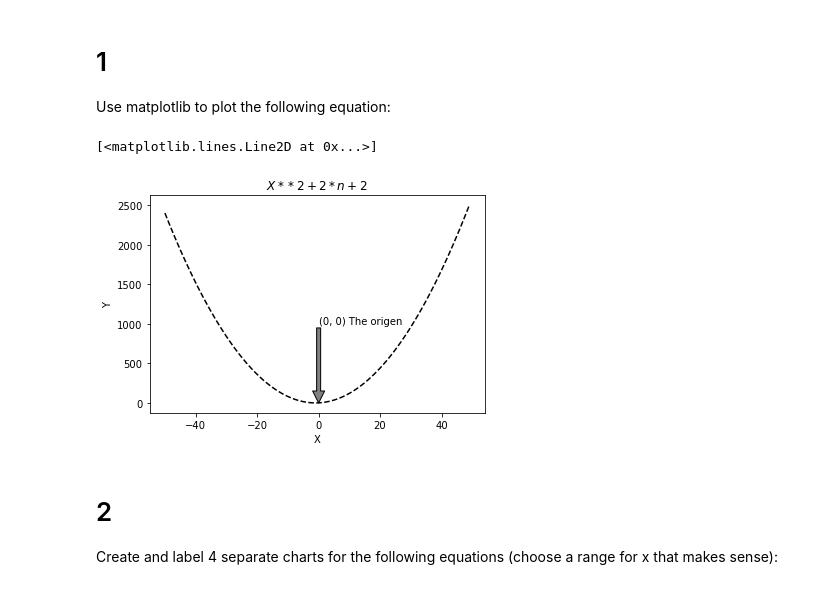
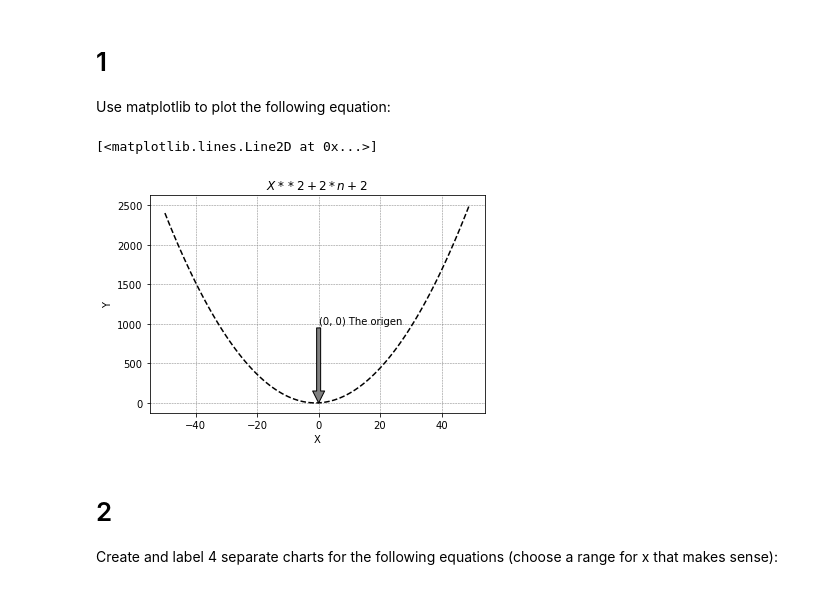
Before and after one commit to VelasquezAlejandro044/numpy-pandas-visualization-exercises, a Jupyter notebook: matplotlib_exercises.ipynb, the cells around one changed output. Saved outputs shown, nothing was run; the diff lists cells and outputs as text; code cells hidden in the pictures.

```diff
--- a/matplotlib_exercises.ipynb
+++ b/matplotlib_exercises.ipynb
@@ -17,22 +16,23 @@ import pandas as pdimport
 # %%
 # create range for x
 x = range(-50, 50)
 
 # calculate the y value for each element of the x vector
 y = [n **2 + 2*n + 2 for n in x]
 plt.title("$X**2 + 2*n + 2$")
 plt.xlabel('X')
 plt.ylabel('Y')
+plt.grid(color = 'gray', linestyle = '--', linewidth = 0.5)
 plt.annotate('(0, 0) The origen',
              xy = (0, 0),
              xytext =(0, 1000),
             arrowprops = dict(facecolor = 'gray'))
 plt.plot(x, y,
         color = 'k',
          linestyle = '--')
 # %% [output]
 [<matplotlib.lines.Line2D at 0x...>]
-[figure, old version]
+[figure, new version]
 # %% [markdown]
 # 2
 Create and label 4 separate charts for the following equations (choose a range for x that makes sense):
```
Also changed, not shown: parts of 1 cell of this notebook, 2 other files.
